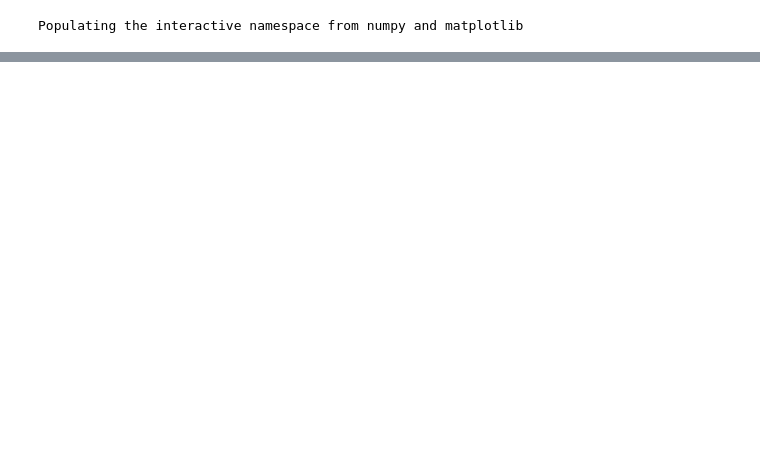
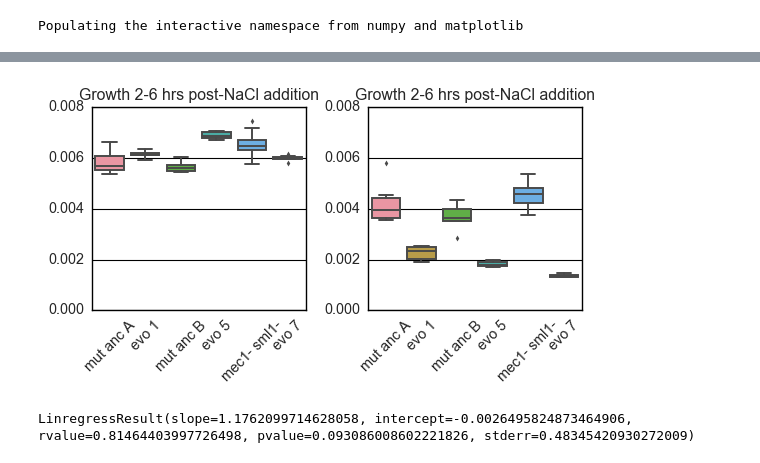
Before and after one commit to sriramsrikant/OD_growth_finder, a Jupyter notebook: analyze_gc_results.ipynb, the cells around one changed output, grey strips where cells are left out. Saved outputs shown, nothing was run; the diff lists cells and outputs as text; code cells hidden in the pictures; blank space fills up the shorter version.

```diff
--- a/analyze_gc_results.ipynb
+++ b/analyze_gc_results.ipynb
@@ -53,6 +56,6 @@ gc[:4]
 # %%
-gene_dict = {'003': 'wild-type', '006A': 'mec1- sml1-', '028A': 'mut anc A', '028B': 'mut anc B', '028C': 'mut anc C',
-             '207': 'imp2- A', '207B': 'imp2- B', '129': 'trk1-', '130': 'm1s1 trk1-',
+gene_dict = {'003': 'wild-type', '006A': 'mec1- sml1-', '006B': 'mec1- sml1- B', '028A': 'mut anc A', '028B': 'mut anc B', '028C': 'mut anc C',
+             '207': 'imp2- A', '207B': 'imp2- B', '208': 'm1s1 imp2-', '129': 'trk1-', '130': 'm1s1 trk1-',
              '087': 'hal5-', '088': 'm1s1 hal5-', '012': 'hog1-', '260': 'm1s1 hog1-',
              '033B': 'evo 1', '188': 'evo 1 HAL5-wt', '213': 'm1s1 hal5-G515W', '214': 'hal5-G515W', '118A': 'm1s1 hal5-G515W A',
              '034A': 'evo 2', '215': 'evo 2 HXT1-wt', '169': 'm1s1 HXT1-S333Y', '178': 'HXT1-S333Y',
@@ -63,11 +66,11 @@ gene_dict = {'003': 'wild-type', '006A': 'mec1- sml1-', '028A': 'mut anc A', '02
              '113A': 'evo 7', '229': 'evo 7 HXT3-wt', '228': 'm1s1 HXT3-A438V', '227': 'HXT3-A438V',
              '114': 'evo 9', '216': 'evo 9 HXT1-wt', '170': 'm1s1 HXT1-T362A', '202': 'HXT1-T362A',
              '115': 'evo 10', '209': 'evo 10 IMP2-wt', '191': 'm1s1 IMP2-L309R', '190': 'IMP2-L309R',
-             '116': 'evo 11', '210': 'evo 11 IMP2-wt', '219': 'm1s1 IMP2-E124*', '226': 'IMP2-E124*',
+             '116': 'evo 11', '210': 'evo 11 IMP2-wt', '219': 'm1s1 IMP2-E124X', '226': 'IMP2-E124X',
              '127': 'far1-', '231':' f1 hal5-G515W', '233': 'f1 hog1-G175D', '235': 'f1 HXT1-S333Y',
-             '237': 'f1 HXT1-T362A', '239': 'f1 HXT3-A438V', '241': 'f1 IMP2-L309R', '243': 'f1 IMP2-E124*',
+             '237': 'f1 HXT1-T362A', '239': 'f1 HXT3-A438V', '241': 'f1 IMP2-L309R', '243': 'f1 IMP2-E124X',
              '128': 'sic1-', '230':' s1 hal5-G515W', '232': 's1 hog1-G175D', '234': 's1 HXT1-S333Y',
-             '236': 's1 HXT1-T362A', '238': 's1 HXT3-A438V', '240': 's1 IMP2-L309R', '242': 's1 IMP2-E124*'}
+             '236': 's1 HXT1-T362A', '238': 's1 HXT3-A438V', '240': 's1 IMP2-L309R', '242': 's1 IMP2-E124X'}
 # %%
 pd.unique(gc.name)
 # %% [output]
@@ -81,0 +87,7 @@ array(['003', '006A', '115', '209', '116', '210', '190', '226', '191',
+# %%
+sns.set_context('paper', font_scale=1.3)
+sns.set_style('whitegrid')
+sns.set_palette(['#0365C0', '#0365C0', '#773F9B', '#773F9B', '#773F9B']) #'#0365C0', '#E31B1C', '#70BF41','#F39019', '#773F9B', '#85888D'
+sns.set_style({'axes.edgecolor': 'black', 'grid.color': 'black'})
+# %%
+plt.rc('text', usetex=False)
@@ -81,0 +125,27 @@ array(['003', '006A', '115', '209', '116', '210', '190', '226', '191',
+# %%
+p = 'ypd'
+g = sns.factorplot(y='growth rate 120-360', x='name', col='media', data=gc, order=strain_list,
+                   kind='box', legend=False, aspect=1, sharey=False, size=3,
+                   fliersize=3, whis=1.5,  #color=u'#2079b4'
+                   col_order=['YPD', '0.5 M NaCl']) #, scale='width', , width=1
+sns.despine(top=False, right=False) #offset=10, trim=False, bottom=True)
+g.set_xticklabels(strain_labels, rotation=45)
+#plt.legend(loc='lower left', bbox_to_anchor=(-0.1, -0.5))
+g.set_titles('Growth 2-6 hrs post-NaCl addition')
+
+#plt.axhline(y=0.00289, ls='--', c='k') #, alpha=0.5)
+#plt.axhline(y=0.00385, ls=':', c='k') #, alpha=0.5)
+#plt.axhline(y=0.00578, ls='-.', c='k')
+g.set(xlabel='', ylabel='')
+if p == 'ypd':
+    g.set(ylim=(0.000, 0.008),yticks=[0.000,0.002,0.004,0.006,0.008])
+    #plt.savefig('/Users/nwespe/Desktop/1-10-boxplots/'+group+'-all-box.svg', format='svg', bbox_inches='tight')
+elif p == 'nacl':
+    g.set(ylim=(0.002, 0.007))
+    #plt.savefig('/Users/nwespe/Desktop/1-10-boxplots/'+group+'-nacl-box.svg', format='svg', bbox_inches='tight')
+elif p == 'doubling time':
+    g.set(ylim=(0, 500), xlabel='Strain', ylabel='Doubling time (min)')  # 0,500
+    #plt.savefig('/Users/nwespe/Desktop/HAL5_2-6hrs_dt_boxplot.svg', format='svg', bbox_inches='tight')
+# legend=False, col_wrap=2
+# %% [output]
+[figure, added]
@@ -81,0 +164,4 @@ array(['003', '006A', '115', '209', '116', '210', '190', '226', '191',
+# %%
+linregress(x, y)
+# %% [output]
+LinregressResult(slope=1.1762099714628058, intercept=-0.0026495824873464906, rvalue=0.81464403997726498, pvalue=0.093086008602221826, stderr=0.48345420930272009)
```
Also changed, not shown: parts of 35 cells of this notebook, 2 other files.
